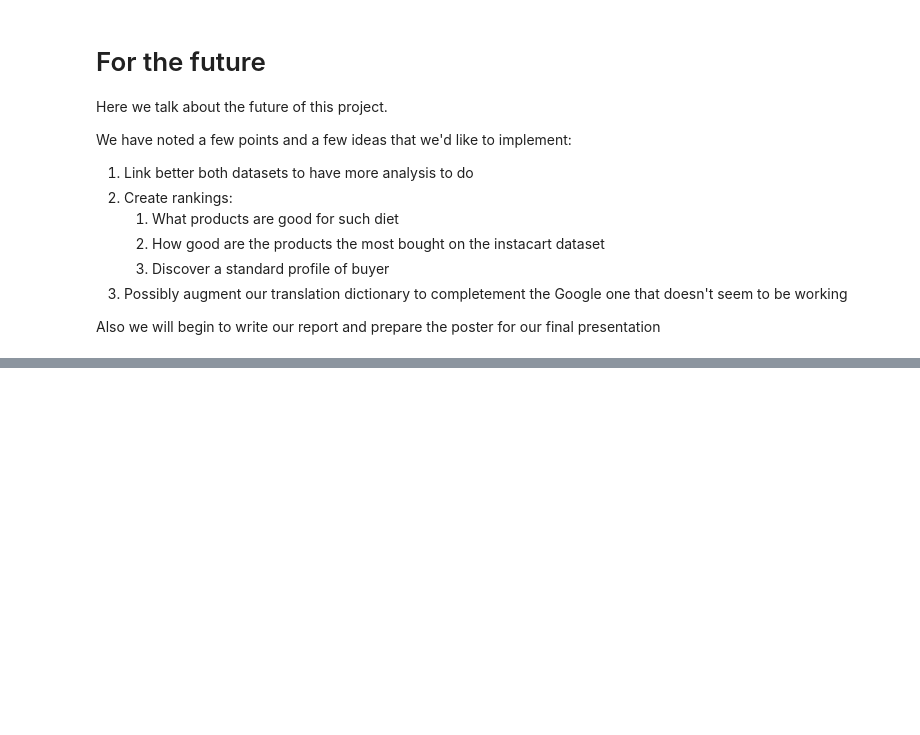
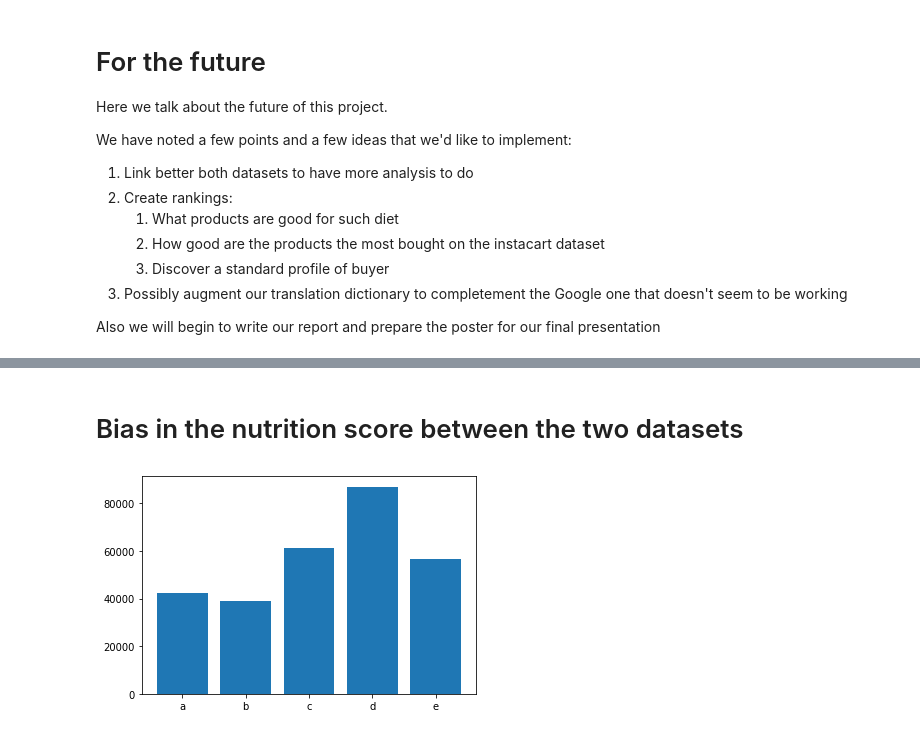
Before and after one commit to MarcBickel/project_gobigorgohome, a Jupyter notebook: project_notebook_lorenzo.ipynb, the cells around one changed output, grey strips where cells are left out. Cells and saved outputs as stored; diff of their text form; code cells hidden in the pictures; blank space fills up the shorter version.

```diff
--- a/project_notebook_lorenzo.ipynb
+++ b/project_notebook_lorenzo.ipynb
@@ -754,3 +774,5 @@ We have noted a few points and a few ideas that we'd like to implement:
 3. Possibly augment our translation dictionary to completement the Google one that doesn't seem to be working
 
 Also we will begin to write our report and prepare the poster for our final presentation
+# %%
+nutritional_grades=['a', 'b', 'c', 'd', 'e']
@@ -756,0 +800,17 @@ Also we will begin to write our report and prepare the poster for our final pres
+# %%
+grade_freq=Counter(df_ns['nutrition_grade_fr'].values)
+# %%
+def bar_per_grade(x):
+    grade_freq=Counter(np.array(x))
+    aux=[]
+    for i in nutritional_grades:
+        aux.append(grade_freq[i])
+    plt.bar(range(len(aux)),aux, align='center')
+    plt.xticks(range(len(aux)), nutritional_grades)
+    plt.show()
+# %% [markdown]
+# Bias in the nutrition score between the two datasets
+# %%
+bar_per_grade(df_ns['nutrition_grade_fr'])
+# %% [output]
+[figure, added]
```
Also changed, not shown: parts of 17 cells of this notebook.
